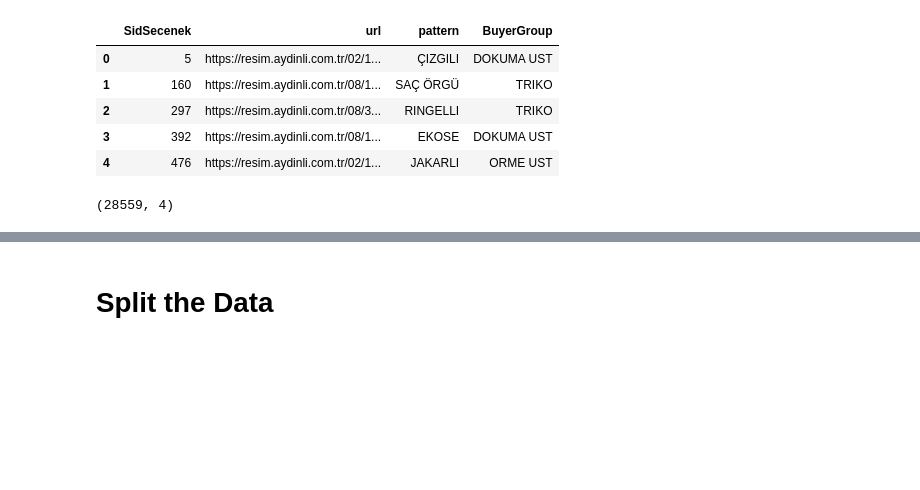
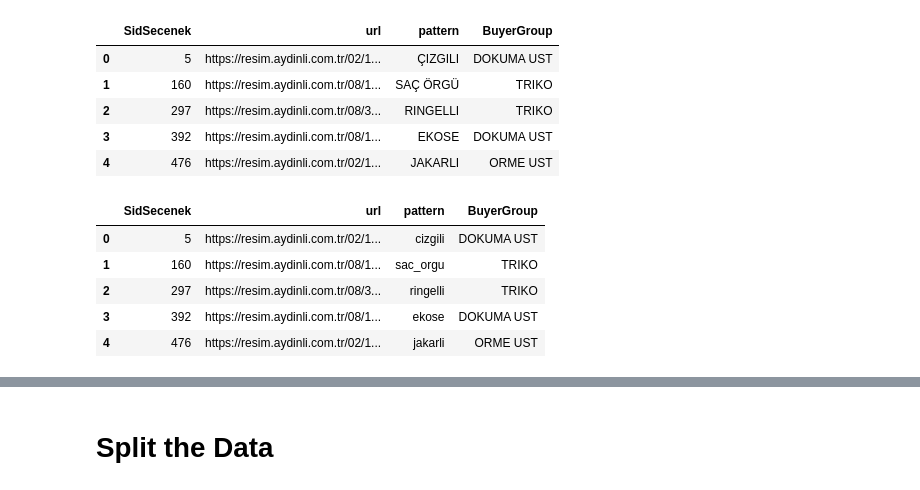
Before and after one commit to melihkacaman/pattern_classifier_module, a Jupyter notebook: notebooks/01 Get the Data.ipynb, the cells around one changed output, grey strips where cells are left out. Cells and saved outputs as stored; diff of their text form; code cells hidden in the pictures; blank space fills up the shorter version.

Commit message:
download fixed ayd data

```diff
--- a/notebooks/01 Get the Data.ipynb
+++ b/notebooks/01 Get the Data.ipynb
@@ -5,3 +3,10 @@ import pandas as pd
+# %%
+import pandas as pd
+from unidecode import unidecode
+
+def pre_prop(text):
+    english_text = unidecode(text)
+    return str.replace(english_text, " ", "_").lower()
 # %%
 data = pd.read_csv("../data/fixed_ayd_data.csv",delimiter=';', names=["SidSecenek", "url", "pattern", "BuyerGroup"])
 data.head()
@@ -12,10 +17,16 @@ data.head()
 | 2 | 297 | https://resim.aydinli.com.tr/08/3... | RINGELLI | TRIKO |
 | 3 | 392 | https://resim.aydinli.com.tr/08/1... | EKOSE | DOKUMA UST |
 | 4 | 476 | https://resim.aydinli.com.tr/02/1... | JAKARLI | ORME UST |
-# %%
-data.shape
-# %% [output]
-(28559, 4)
+# %%
+data.pattern = data.pattern.apply(pre_prop)
+data.head()
+# %% [output]
+|  | SidSecenek | url | pattern | BuyerGroup |
+| 0 | 5 | https://resim.aydinli.com.tr/02/1... | cizgili | DOKUMA UST |
+| 1 | 160 | https://resim.aydinli.com.tr/08/1... | sac_orgu | TRIKO |
+| 2 | 297 | https://resim.aydinli.com.tr/08/3... | ringelli | TRIKO |
+| 3 | 392 | https://resim.aydinli.com.tr/08/1... | ekose | DOKUMA UST |
+| 4 | 476 | https://resim.aydinli.com.tr/02/1... | jakarli | ORME UST |
 # %%
 import cv2
 import os
```
Also changed, not shown: parts of 8 cells of this notebook.
